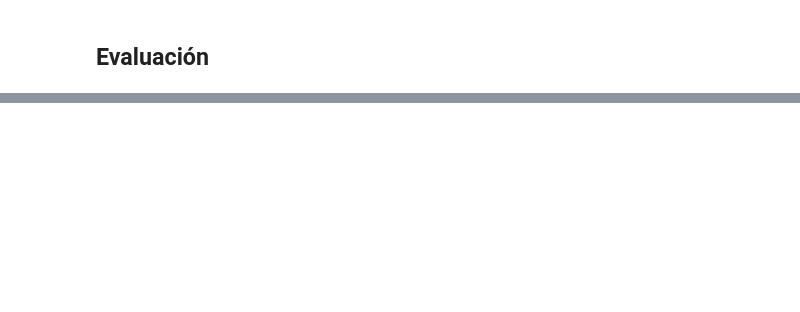
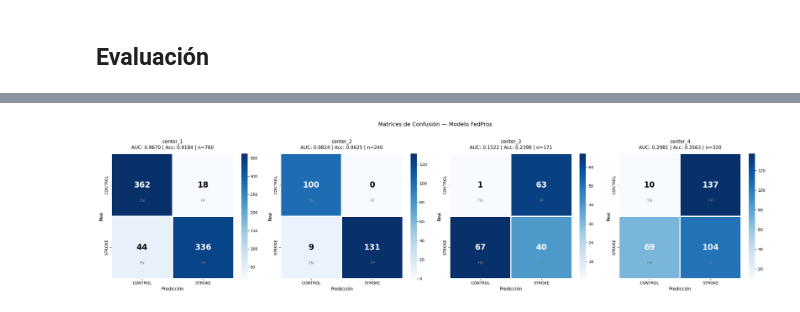
Before and after one commit to JeiGeek/modelo_federado_acv, a Jupyter notebook: federado/federado.ipynb, the cells around one changed output, grey strips where cells are left out. Cells and saved outputs as stored; diff of their text form; code cells hidden in the pictures; blank space fills up the shorter version.

```diff
--- a/federado/federado.ipynb
+++ b/federado/federado.ipynb
@@ -481,0 +704,2 @@ plt.show()
+# %%
+MEJOR_MODELO_PATH = PESOS_DIR / "modelo_global_fedprox_mejor.pth"
@@ -481,0 +783,38 @@ plt.show()
+# %%
+# Matriz de confusión por centro
+fig, axes = plt.subplots(1, 4, figsize=(24, 6))
+
+for ax, (nombre, res) in zip(axes, resultados.items()):
+    cm = res["cm"]
+
+    sns.heatmap(cm, annot=False, fmt="d", cmap="Blues",
+                xticklabels=["CONTROL", "STROKE"],
+                yticklabels=["CONTROL", "STROKE"],
+                linewidths=1.5, linecolor="white", ax=ax)
+
+    for i in range(2):
+        for j in range(2):
+            color = "white" if cm[i, j] > cm.max() / 2 else "black"
+            ax.text(j + 0.5, i + 0.5, str(cm[i, j]),
+                    ha="center", va="center",
+                    fontsize=20, fontweight="bold", color=color)
+
+    etiquetas = [["TN", "FP"], ["FN", "TP"]]
+    for i in range(2):
+        for j in range(2):
+            ax.text(j + 0.5, i + 0.75, etiquetas[i][j],
+                    ha="center", va="center",
+                    fontsize=10, color="gray")
+
+    n_test   = len(res["labels"])
+    accuracy = res["accuracy"]
+    ax.set_title(f"{nombre}\nAUC: {res['auc']:.4f} | Acc: {accuracy:.4f} | n={n_test}",
+                 fontsize=12, pad=12)
+    ax.set_xlabel("Predicción", fontsize=11)
+    ax.set_ylabel("Real", fontsize=11)
+
+plt.suptitle("Matrices de Confusión — Modelo FedProx", fontsize=14, y=1.02)
+plt.tight_layout()
+plt.show()
+# %% [output]
+[figure, added]
```
Also changed, not shown: parts of 18 cells of this notebook, 4 other files.
